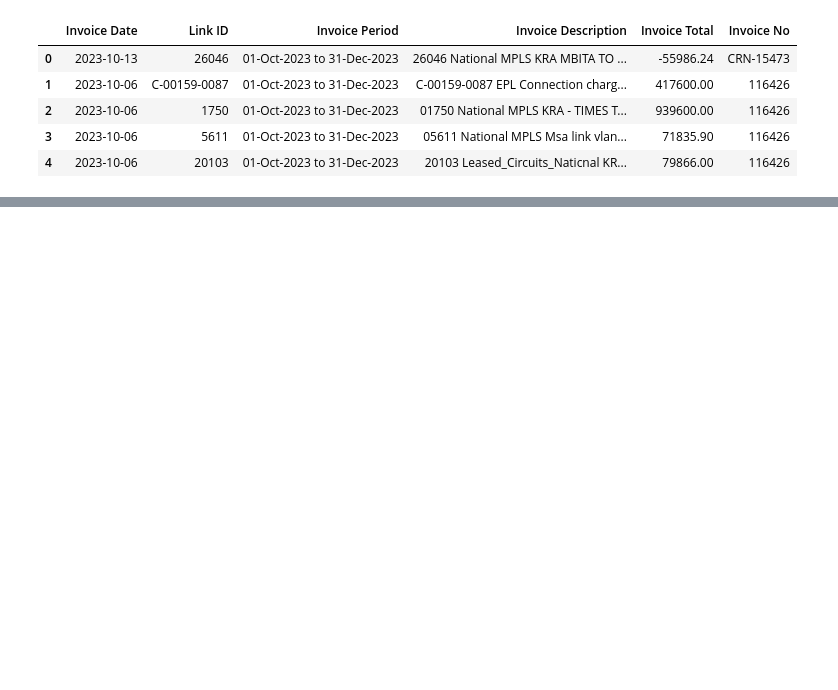
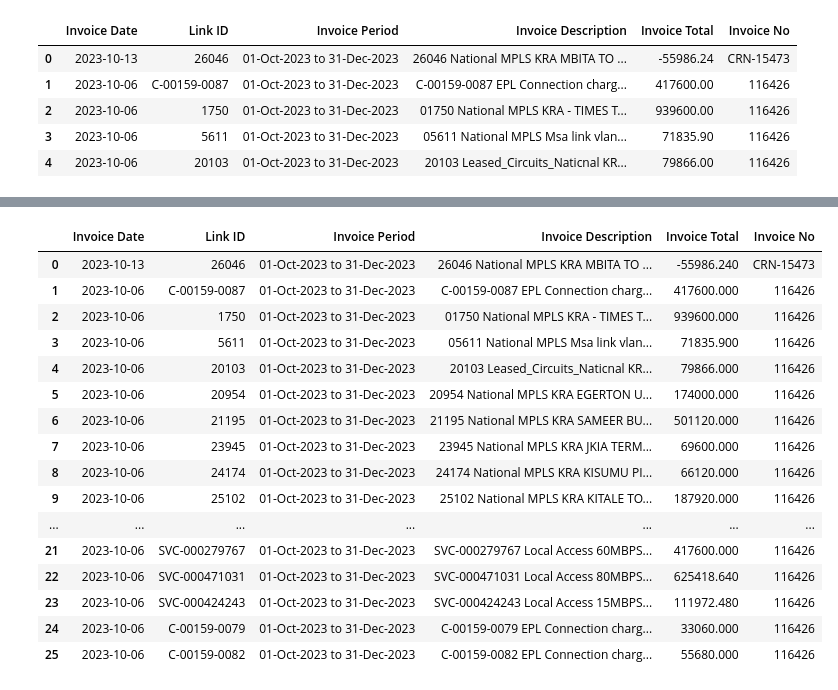
Before and after one commit to JackronyK/SLA_ETL, a Jupyter notebook: Data_Wrangling.ipynb, the cells around one changed output, grey strips where cells are left out. Drawn from its saved outputs; the diff is of its cells as text; code cells hidden in the pictures; blank space fills up the shorter version.

```diff
--- a/Data_Wrangling.ipynb
+++ b/Data_Wrangling.ipynb
@@ -330,0 +416,20 @@ cleaned_data.head()
+# %%
+cleaned_df
+# %% [output]
+|  | Invoice Date | Link ID | Invoice Period | Invoice Description | Invoice Total | Invoice No |
+| 0 | 2023-10-13 | 26046 | 01-Oct-2023 to 31-Dec-2023 | 26046 National MPLS KRA MBITA TO ... | -55986.240 | CRN-15473 |
+| 1 | 2023-10-06 | C-00159-0087 | 01-Oct-2023 to 31-Dec-2023 | C-00159-0087 EPL Connection charg... | 417600.000 | 116426 |
+| 2 | 2023-10-06 | 1750 | 01-Oct-2023 to 31-Dec-2023 | 01750 National MPLS KRA - TIMES T... | 939600.000 | 116426 |
+| 3 | 2023-10-06 | 5611 | 01-Oct-2023 to 31-Dec-2023 | 05611 National MPLS Msa link vlan... | 71835.900 | 116426 |
+| 4 | 2023-10-06 | 20103 | 01-Oct-2023 to 31-Dec-2023 | 20103 Leased_Circuits_Naticnal KR... | 79866.000 | 116426 |
+| 5 | 2023-10-06 | 20954 | 01-Oct-2023 to 31-Dec-2023 | 20954 National MPLS KRA EGERTON U... | 174000.000 | 116426 |
+| 6 | 2023-10-06 | 21195 | 01-Oct-2023 to 31-Dec-2023 | 21195 National MPLS KRA SAMEER BU... | 501120.000 | 116426 |
+| 7 | 2023-10-06 | 23945 | 01-Oct-2023 to 31-Dec-2023 | 23945 National MPLS KRA JKIA TERM... | 69600.000 | 116426 |
+| 8 | 2023-10-06 | 24174 | 01-Oct-2023 to 31-Dec-2023 | 24174 National MPLS KRA KISUMU PI... | 66120.000 | 116426 |
+| 9 | 2023-10-06 | 25102 | 01-Oct-2023 to 31-Dec-2023 | 25102 National MPLS KRA KITALE TO... | 187920.000 | 116426 |
+| ... | ... | ... | ... | ... | ... | ... |
+| 21 | 2023-10-06 | SVC-000279767 | 01-Oct-2023 to 31-Dec-2023 | SVC-000279767 Local Access 60MBPS... | 417600.000 | 116426 |
+| 22 | 2023-10-06 | SVC-000471031 | 01-Oct-2023 to 31-Dec-2023 | SVC-000471031 Local Access 80MBPS... | 625418.640 | 116426 |
+| 23 | 2023-10-06 | SVC-000424243 | 01-Oct-2023 to 31-Dec-2023 | SVC-000424243 Local Access 15MBPS... | 111972.480 | 116426 |
+| 24 | 2023-10-06 | C-00159-0079 | 01-Oct-2023 to 31-Dec-2023 | C-00159-0079 EPL Connection charg... | 33060.000 | 116426 |
+| 25 | 2023-10-06 | C-00159-0082 | 01-Oct-2023 to 31-Dec-2023 | C-00159-0082 EPL Connection charg... | 55680.000 | 116426 |
```
Also changed, not shown: parts of 22 cells of this notebook, 2 other files.
